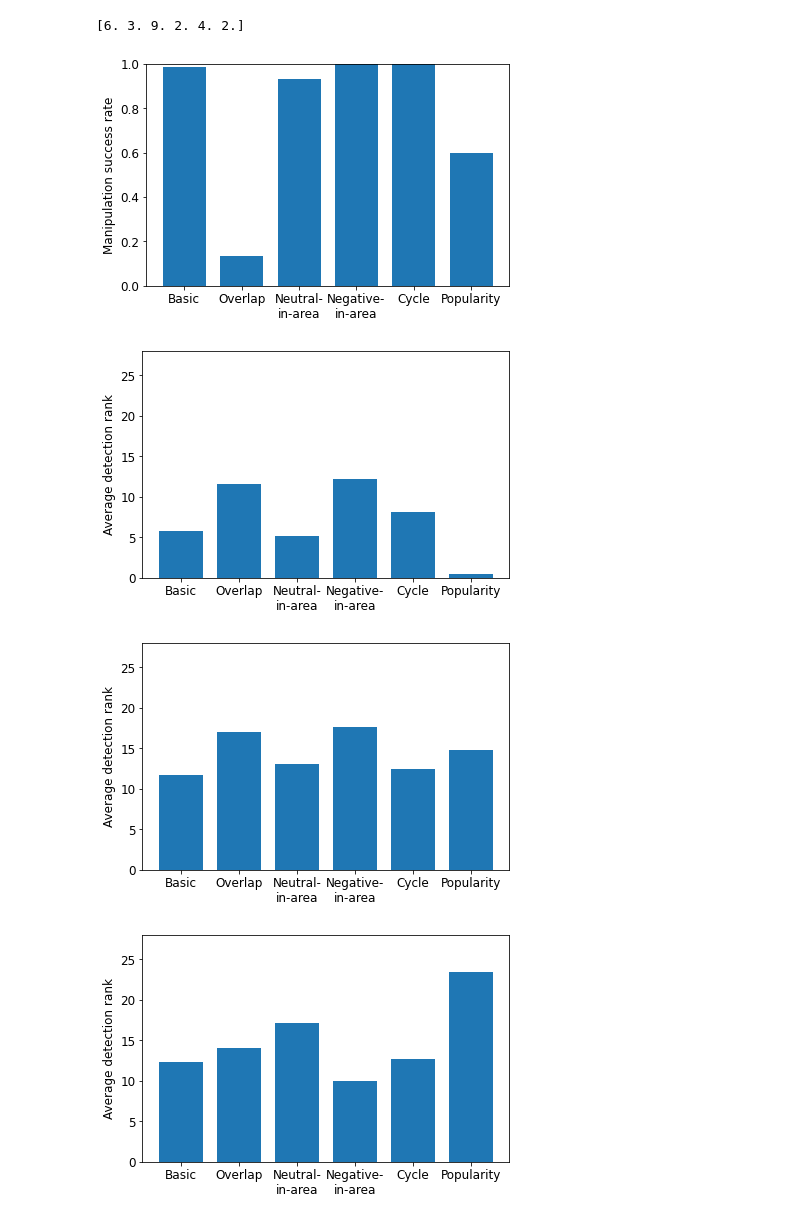
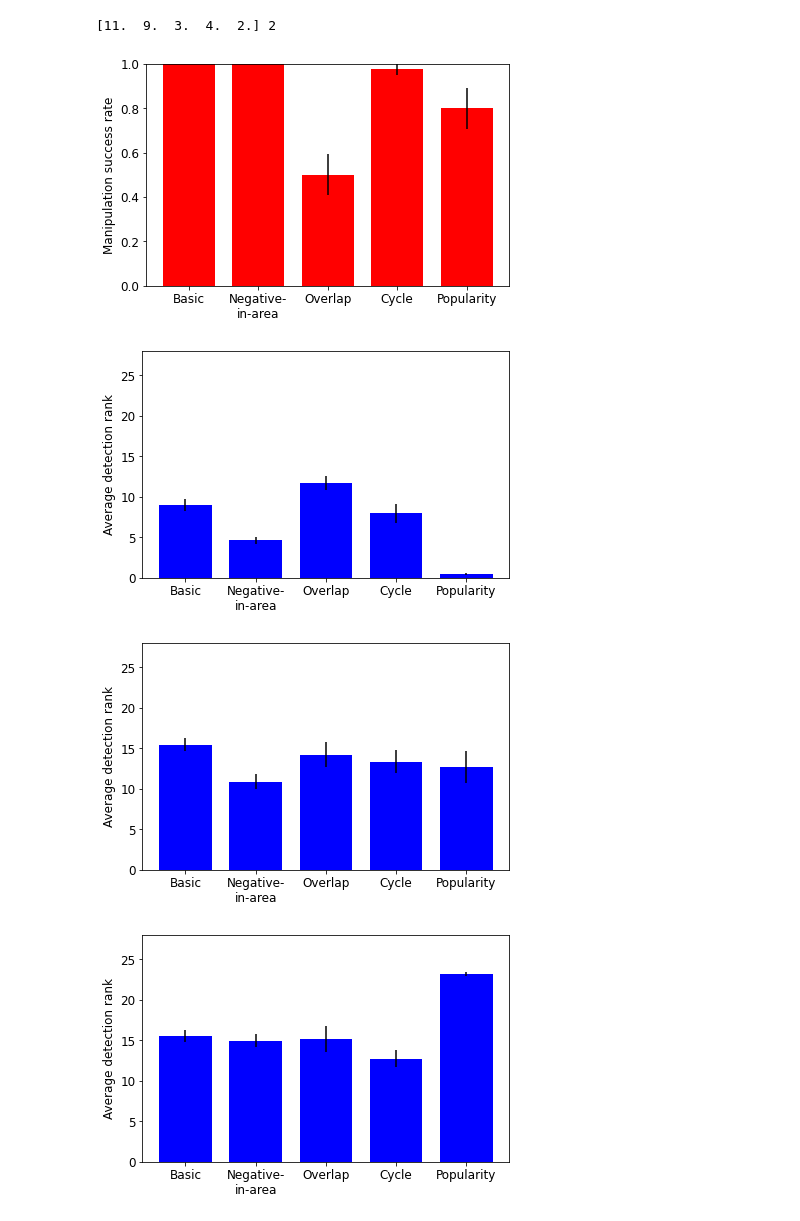
Before and after one commit to sjecmen/malicious_bidding_dataset, a Jupyter notebook: analysis/plot.ipynb, the cells around one changed output. Saved outputs shown, nothing was run; the diff lists cells and outputs as text; code cells hidden in the pictures.

```diff
--- a/analysis/plot.ipynb
+++ b/analysis/plot.ipynb
@@ -42,38 +28,53 @@ strategy_labels = ['Basic', 'Overlap', 'Neutral-\nin-area', 'Negative-\nin-area'
 # %%
-strategy_success = np.zeros(6)
-strategy_count = np.zeros(6)
-strategy_rank_simple = np.zeros(6)
-strategy_rank_cluster = np.zeros(6)
-strategy_rank_lowrank = np.zeros(6)
-rank_total = np.zeros(3)
-for r in range(success_by_reviewer.size):
+data = np.load('data/Result.npz')
+success_by_reviewer=data['success_by_reviewer'].tolist()
+rank_by_reviewer_simple=data['rank_by_reviewer_simple'].tolist()
+rank_by_reviewer_cluster=data['rank_by_reviewer_cluster'].tolist()
+rank_by_reviewer_low_rank=data['rank_by_reviewer_low_rank'].tolist()
+num_trials = data['num_trials']
+#success_by_reviewer = [x/num_trials for x in success_by_reviewer_list]
+#rank_by_reviewer_simple = [np.mean(x) for x in rank_by_reviewer_simple_list]
+#rank_by_reviewer_cluster = [np.mean(x) for x in rank_by_reviewer_cluster_list]
+#rank_by_reviewer_low_rank = [np.mean(x) for x in rank_by_reviewer_low_rank_list]
+
+n_strat = 5
+strategy_success = [[] for _ in range(n_strat)]
+strategy_count = np.zeros(n_strat)
+strategy_rank_simple = [[] for _ in range(n_strat)]
+strategy_rank_cluster = [[] for _ in range(n_strat)]
+strategy_rank_lowrank = [[] for _ in range(n_strat)]
+rank_total = [[] for _ in range(3)]
+non_count = 0
+for r in range(len(success_by_reviewer)):
     strat = strategy_map[r]
     if strat < 0:
+        non_count += 1
         continue
     strategy_count[strat] += 1
-    strategy_success[strat] += success_by_reviewer[r]
+    c = int(success_by_reviewer[r])
+    strategy_success[strat] += ([1] * c) + ([0] * (num_trials - c))
     strategy_rank_simple[strat] += rank_by_reviewer_simple[r]
     strategy_rank_cluster[strat] += rank_by_reviewer_cluster[r]
-    strategy_rank_lowrank[strat] += rank_by_reviewer_lowrank[r]
-    rank_total += np.array([rank_by_reviewer_simple[r], rank_by_reviewer_cluster[r], rank_by_reviewer_lowrank[r]])
+    strategy_rank_lowrank[strat] += rank_by_reviewer_low_rank[r]
+    rank_total[0] += rank_by_reviewer_simple[r]
+    rank_total[1] += rank_by_reviewer_cluster[r]
+    rank_total[2] += rank_by_reviewer_low_rank[r]
 
-strategy_success /= strategy_count
-strategy_rank_simple /= strategy_count
-strategy_rank_cluster /= strategy_count
-strategy_rank_lowrank /= strategy_count
-rank_total /= np.sum(strategy_count)
-print(strategy_count)
+#strategy_success /= strategy_count
+#strategy_rank_simple /= strategy_count
+#strategy_rank_cluster /= strategy_count
+#strategy_rank_lowrank /= strategy_count
+#rank_total /= np.sum(strategy_count)
+print(strategy_count, non_count)
 
-
-# TODO larger text, strategy labels
-my_bar(strategy_success, 'success.pdf', '', strategy_labels, 'Manipulation success rate', 1)
-my_bar(strategy_rank_simple, 'rank_simple.pdf', '', strategy_labels, 'Average detection rank', 28)
-my_bar(strategy_rank_cluster, 'rank_cluster.pdf', '', strategy_labels, 'Average detection rank', 28)
-my_bar(strategy_rank_lowrank, 'rank_lowrank.pdf', '', strategy_labels, 'Average detection rank', 28)
-my_bar(rank_total, 'rank_algos.pdf', '', ['Counting', 'Ring', 'Low-rank'], 'Average detection rank', 28)
+my_bar(strategy_success, 'success.pdf', '', strategy_labels, 'Manipulation success rate', 1, color='red')
+my_bar(strategy_rank_simple, 'rank_simple.pdf', '', strategy_labels, 'Average detection rank', 28, color='blue')
+my_bar(strategy_rank_cluster, 'rank_cluster.pdf', '', strategy_labels, 'Average detection rank', 28, 'blue')
+my_bar(strategy_rank_lowrank, 'rank_lowrank.pdf', '', strategy_labels, 'Average detection rank', 28, 'blue')
+my_bar(rank_total, 'rank_algos.pdf', '', ['Counting', 'Ring', 'Low-rank'], 'Average detection rank', 28, 'blue')
 # %% [output]
-[6. 3. 9. 2. 4. 2.]
+[11.  9.  3.  4.  2.] 2
-[figure, old version]
+[figure, new version]
-[figure, old version]
+[figure, new version]
-[figure, old version]
+[figure, new version]
-[figure, old version]
+[figure, new version]
```
Also changed, not shown: parts of 7 cells of this notebook, 8 other files.
